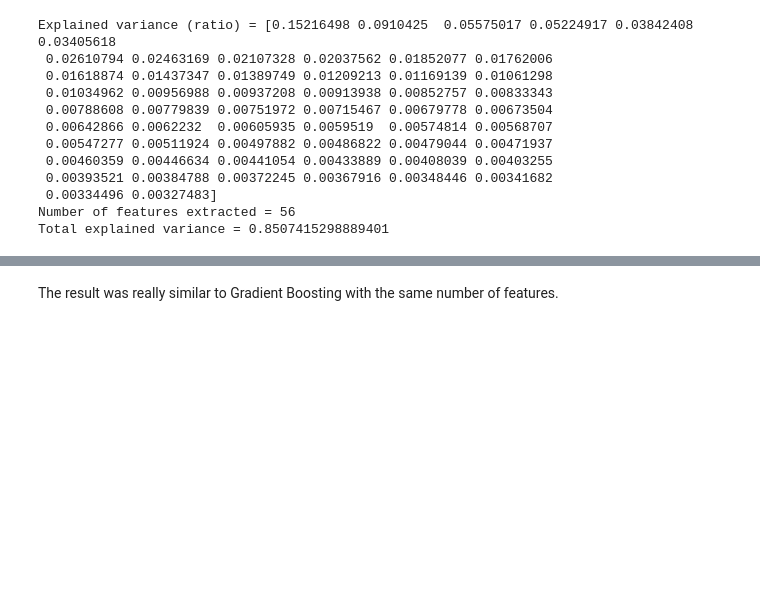
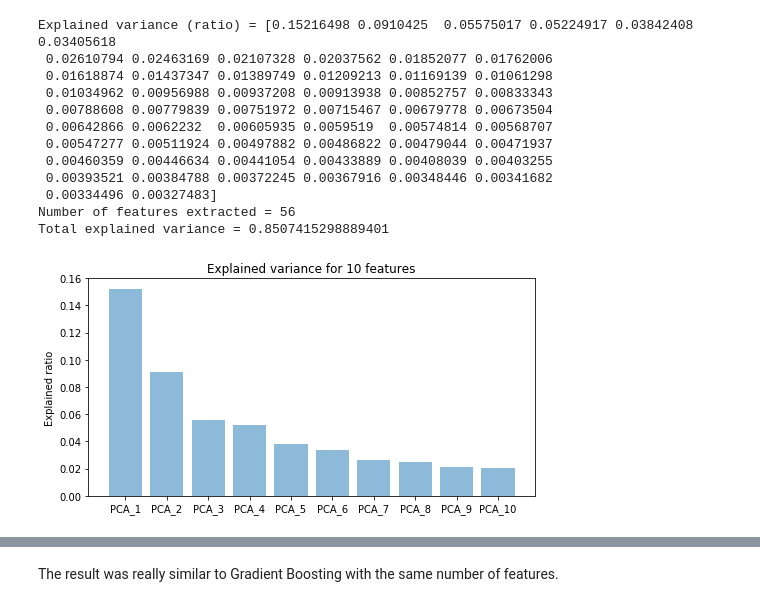
Before and after one commit to RenanNunes/Data_Science_Project_IST, a Jupyter notebook: parkinson_diasease/08_Feature_Selection_and_Extraction.ipynb, the cells around one changed output, grey strips where cells are left out. Drawn from its saved outputs; the diff is of its cells as text; code cells hidden in the pictures; blank space fills up the shorter version.

```diff
--- a/parkinson_diasease/08_Feature_Selection_and_Extraction.ipynb
+++ b/parkinson_diasease/08_Feature_Selection_and_Extraction.ipynb
@@ -296,6 +295,24 @@ Explained variance (ratio) = [0.15216498 0.0910425  0.05575017 0.05224917 0.0384
  0.00334496 0.00327483]
 Number of features extracted = 56
 Total explained variance = 0.8507415298889401
+# %%
+fig = plt.figure(figsize=(8,4))
+
+plotted_features = 10 if len(pca.explained_variance_ratio_) > 10 else len(pca.explained_variance_ratio_)
+variables = []
+for i in range(plotted_features):
+    variables.append('PCA_'+str((i+1)))
+y_pos = np.arange(len(variables))
+ratio = pca.explained_variance_ratio_[0:plotted_features]
+
+plt.bar(y_pos, ratio, align='center', alpha=0.5)
+plt.xticks(y_pos, variables)
+plt.ylabel('Explained ratio')
+plt.title('Explained variance for ' +str(plotted_features)+ ' features')
+
+plt.show()
+# %% [output]
+[figure, added]
 # %%
 rskf = RepeatedStratifiedKFold(n_splits, n_repeats, random_state=42)
 
```
Also changed, not shown: parts of 8 cells of this notebook, 2 other files.
